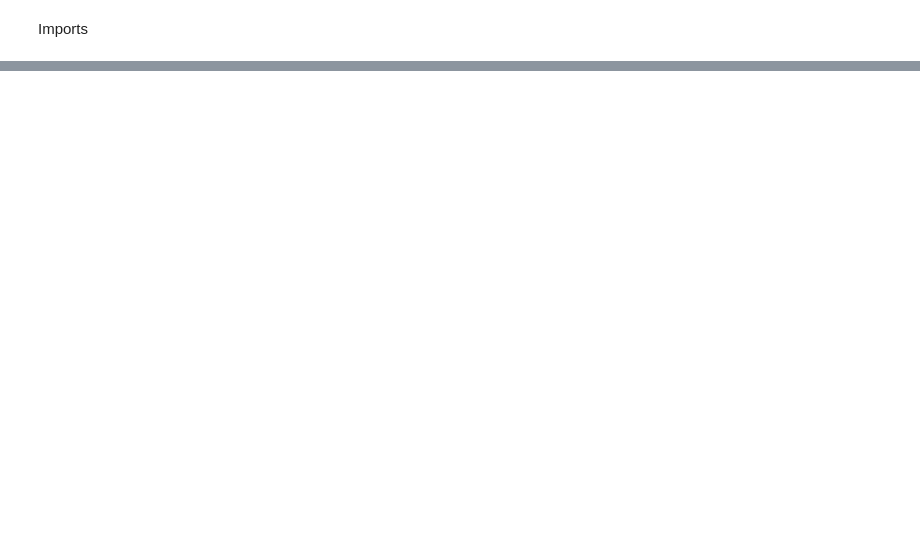
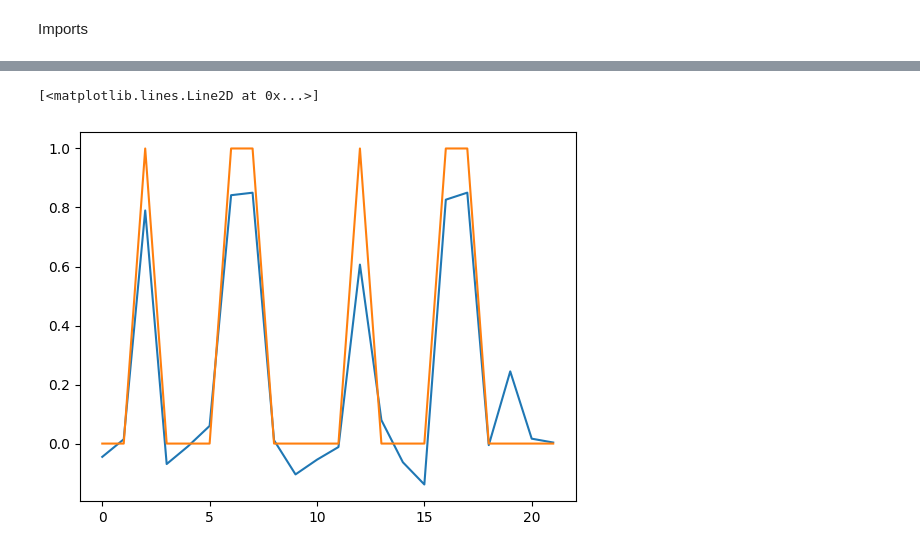
Before and after one commit to KristianS93/ML_LSTM, a Jupyter notebook: project/Falls-vs-normal.ipynb, the cells around one changed output, grey strips where cells are left out. Cells and saved outputs as stored; diff of their text form; code cells hidden in the pictures; blank space fills up the shorter version.

Commit message:
split and merge layers

```diff
--- a/project/Falls-vs-normal.ipynb
+++ b/project/Falls-vs-normal.ipynb
@@ -167,0 +180,5 @@ plt.plot(test_results['Actual'])
+# %%
+# Get layers from the trained model:
+for i in range(0,2): # sidste 2 layers fordi vi bruger pop
+  model1.pop()
+model1.summary()
@@ -167,0 +288,5 @@ plt.plot(test_results['Actual'])
+# %%
+
+layers = []
+for i in range(0,2): # sidste 2 layers fordi vi bruger pop
+  layers.append(model2.pop())
@@ -167,0 +301,5 @@ plt.plot(test_results['Actual'])
+# %%
+model3 = model1
+model3.add(layers[1]) # relu lag
+model3.add(layers[0]) # prediction layer
+model3.summary()
@@ -167,0 +327,6 @@ plt.plot(test_results['Actual'])
+# %%
+test_predictions3 = model3.predict(X_test2).flatten()
+test_results3 = pd.DataFrame(data={'Test Predictions':test_predictions3, 'Actual':y_test2})
+plt.plot(test_results3['Test Predictions'])
+plt.plot(test_results3['Actual'])
+# %% [output]
@@ -167,0 +334,2 @@ plt.plot(test_results['Actual'])
+[<matplotlib.lines.Line2D at 0x...>]
+[figure, added]
```
Also changed, not shown: parts of 18 cells of this notebook, 4 other files.
